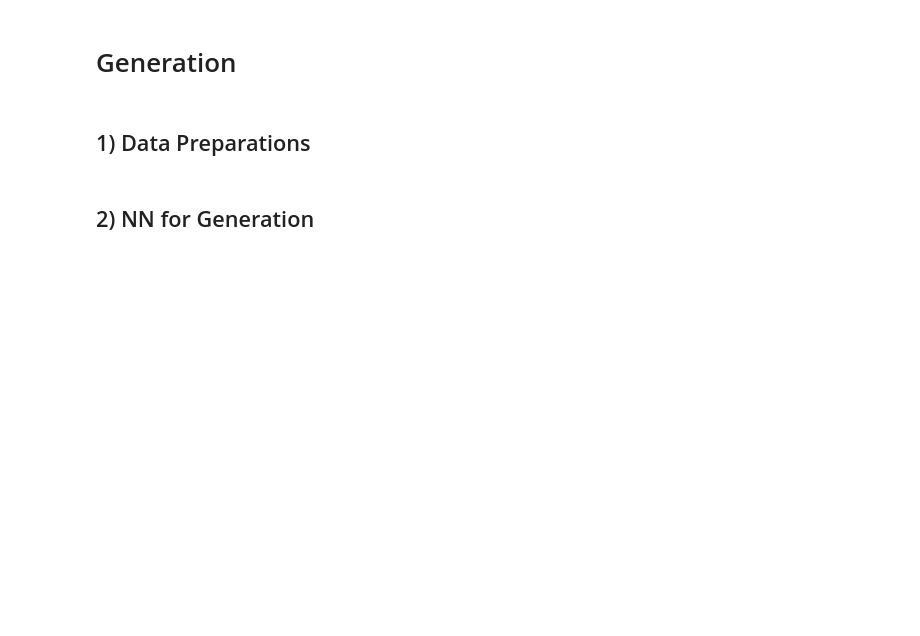
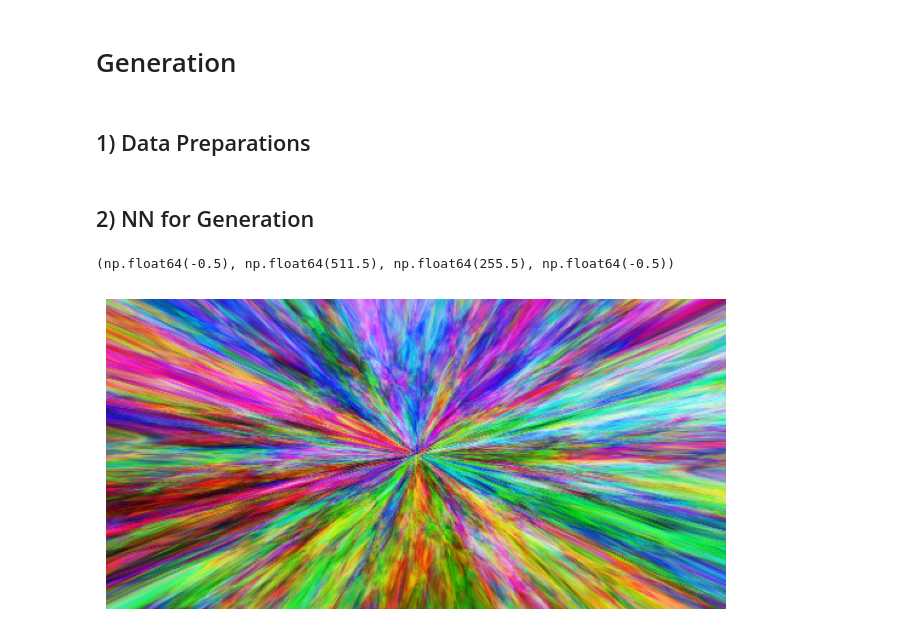
Before and after one commit to DaniPalma3000/Calendarizador, a Jupyter notebook: demos/SP1_02_Demo_Neural_Networks.ipynb, the cells around one changed output. Drawn from its saved outputs; the diff is of its cells as text; code cells hidden in the pictures; blank space fills up the shorter version.

```diff
--- a/demos/SP1_02_Demo_Neural_Networks.ipynb
+++ b/demos/SP1_02_Demo_Neural_Networks.ipynb
@@ -816,15 +888,19 @@ class ScaleLayer(tf.keras.layers.Layer):
 # %%
 model = tf.keras.models.Sequential([
   tf.keras.layers.InputLayer(input_shape=(2, )),
   tf.keras.layers.Dense(units=128, activation='tanh', kernel_constraint=tf.keras.constraints.MaxNorm(max_value=4), kernel_initializer=tf.keras.initializers.RandomUniform(minval=-4, maxval=4)),
   tf.keras.layers.Dense(units=256, activation='tanh', kernel_constraint=tf.keras.constraints.MaxNorm(max_value=4), kernel_initializer=tf.keras.initializers.RandomUniform(minval=-4, maxval=4)),
   tf.keras.layers.Dense(units=512, activation='tanh', kernel_constraint=tf.keras.constraints.MaxNorm(max_value=4), kernel_initializer=tf.keras.initializers.RandomUniform(minval=-4, maxval=4)),
+  tf.keras.layers.Dense(units=1024, activation='tanh', kernel_constraint=tf.keras.constraints.MaxNorm(max_value=4), kernel_initializer=tf.keras.initializers.RandomUniform(minval=-4, maxval=4)),
   tf.keras.layers.Dense(units=3, activation='sigmoid', kernel_initializer=tf.keras.initializers.random_normal()),
-  ScaleLayer(redScale=0, greenScale=255, blueScale=0)
+  ScaleLayer(redScale=100, greenScale=100, blueScale=100)
   ])
 
 generated_image = np.reshape(np.array(model(flatten_image)), newshape=(IMG_WIDTH, IMG_HEIGHT, 3))
 
 plt.figure(figsize=(8, 8))
 plt.imshow(image.array_to_img(generated_image))
 plt.axis("off")
+# %% [output]
+(np.float64(-0.5), np.float64(511.5), np.float64(255.5), np.float64(-0.5))
+[figure, added]
```
Also changed, not shown: parts of 15 cells of this notebook.
